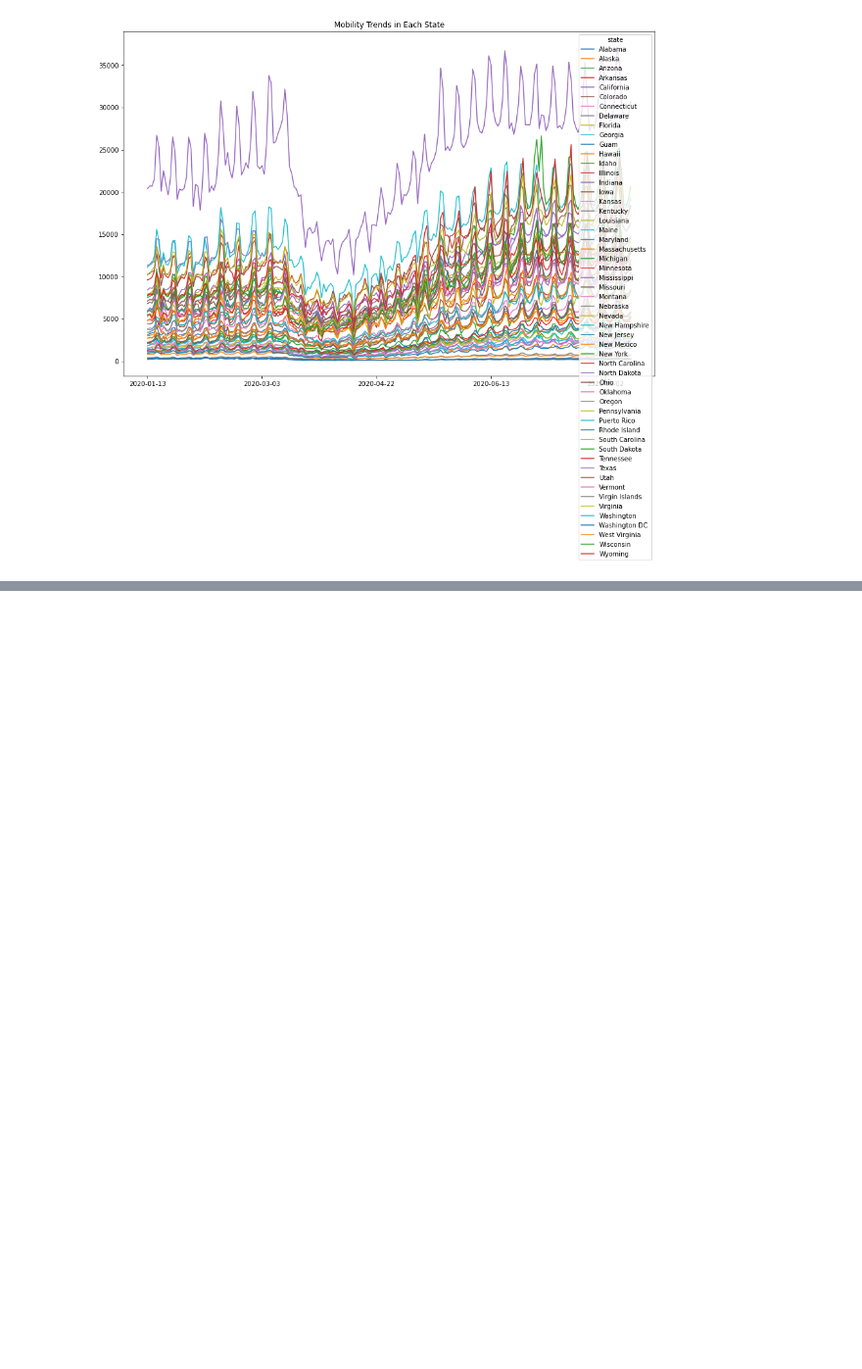
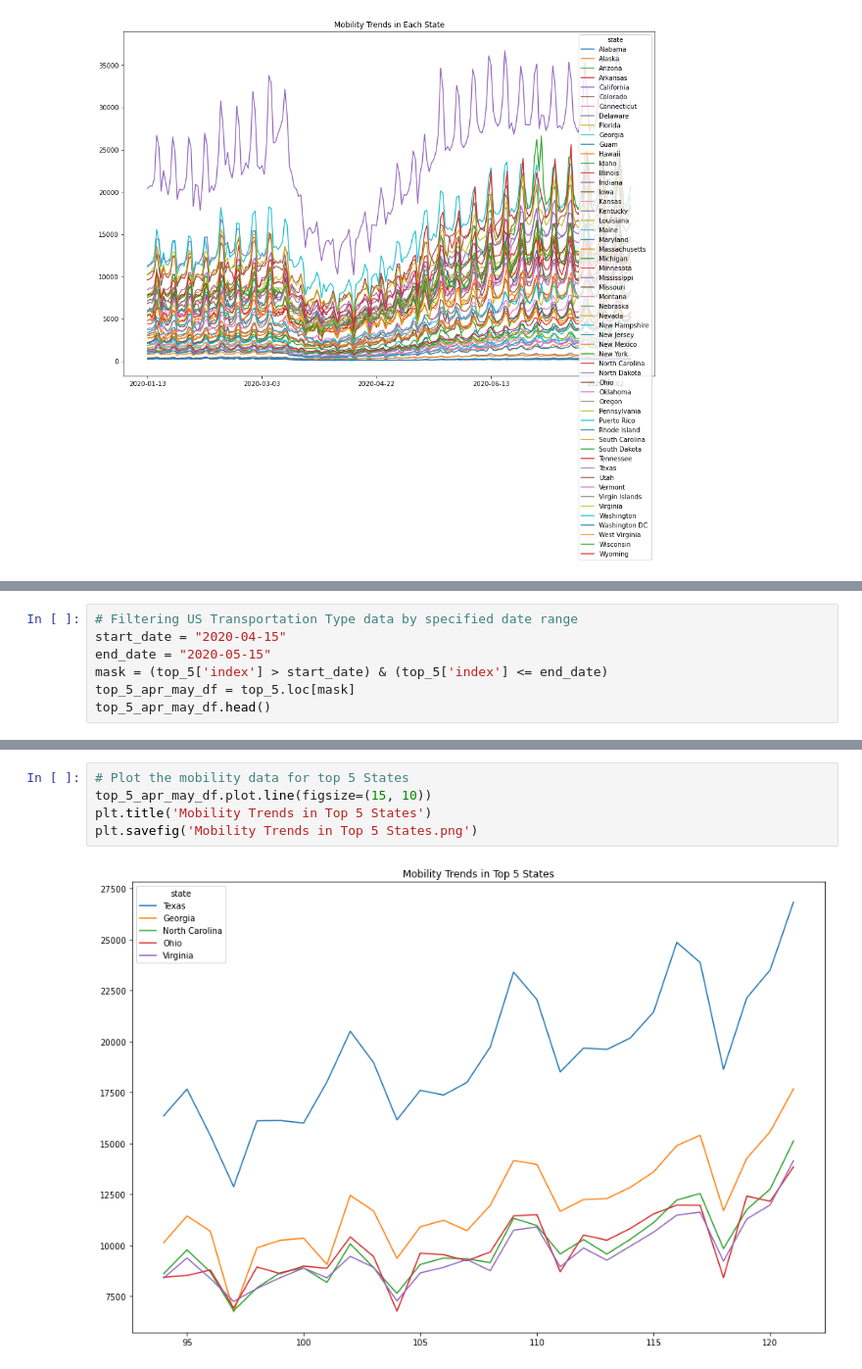
Before and after one commit to LisaHarrison08/Project_G4, a Jupyter notebook: Apple Mobility/Apple_Mobility.ipynb, the cells around one changed output, grey strips where cells are left out. Shown at 98% size. Saved outputs shown, nothing was run; the diff lists cells and outputs as text; blank space fills up the shorter version.

```diff
--- a/Apple Mobility/Apple_Mobility.ipynb
+++ b/Apple Mobility/Apple_Mobility.ipynb
@@ -255,0 +317,7 @@ plt.savefig('Mobility Trends in Each State.png')
+# %%
+# Filtering US Transportation Type data by specified date range
+start_date = "2020-04-15"
+end_date = "2020-05-15"
+mask = (top_5['index'] > start_date) & (top_5['index'] <= end_date)
+top_5_apr_may_df = top_5.loc[mask]
+top_5_apr_may_df.head()
@@ -255,0 +331,7 @@ plt.savefig('Mobility Trends in Each State.png')
+# %%
+# Plot the mobility data for top 5 States
+top_5_apr_may_df.plot.line(figsize=(15, 10))
+plt.title('Mobility Trends in Top 5 States')
+plt.savefig('Mobility Trends in Top 5 States.png')
+# %% [output]
+[figure, added]
```
Also changed, not shown: parts of 15 cells of this notebook, 2 other files.
